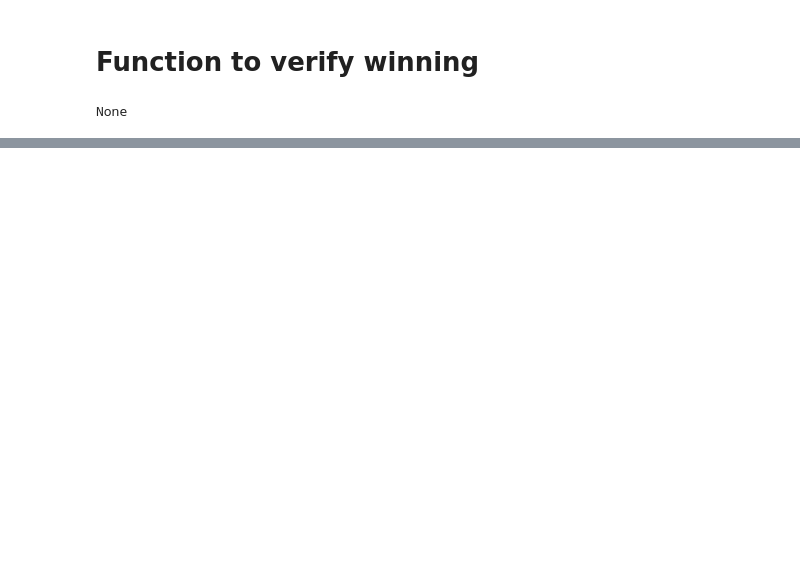
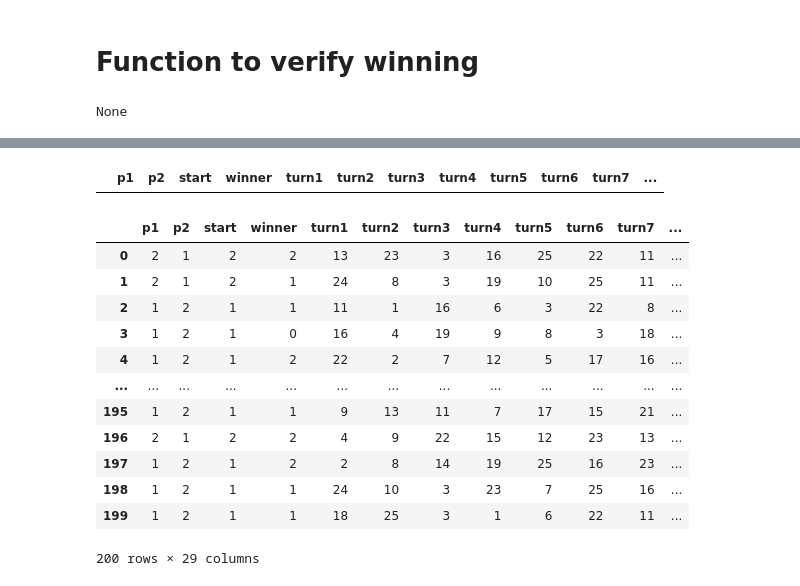
Before and after one commit to JhonesBR/5x5-ttt-ai, a Jupyter notebook: 5x5_ttt_ai.ipynb, the cells around one changed output, grey strips where cells are left out. Drawn from its saved outputs; the diff is of its cells as text; code cells hidden in the pictures; blank space fills up the shorter version.

Commit message:
Update
- Generate random games
- Visualize the games
- Need to fix a "bug" where the game doesn't stop at winning

```diff
--- a/5x5_ttt_ai.ipynb
+++ b/5x5_ttt_ai.ipynb
@@ -91,0 +103,80 @@ None
+# %%
+import pandas as pd
+
+gamesGenerated = 100
+header = {"p1":[], "p2":[], "start":[], "winner":[], "turn1":[], "turn2":[], "turn3":[], "turn4":[], "turn5":[], "turn6":[], "turn7":[], "turn8":[], "turn9":[], "turn10":[], "turn11":[], "turn12":[],
+          "turn13":[], "turn14":[], "turn15":[], "turn16":[], "turn17":[], "turn18":[], "turn19":[], "turn20":[], "turn21":[], "turn22":[], "turn23":[], "turn24":[], "turn25":[]}
+allGames = pd.DataFrame(data=header)
+allGames
+# %% [output]
+|  | p1 | p2 | start | winner | turn1 | turn2 | turn3 | turn4 | turn5 | turn6 | turn7 | ... |
+# %%
+# Function to transform the random number to board indexes
+def playToIndexes(play, size):
+    c1 = play//size
+    c2 = (play%5)-1
+    if c2 == -1:
+        c1 -= 1
+        c2 += size
+    return c1, c2
+# %%
+import random
+
+eq = {"1":"X", "2":"O", "0":"Draw"}
+for i in range(gamesGenerated):
+    board= [['', '', '', '', ''],
+            ['', '', '', '', ''],
+            ['', '', '', '', ''],
+            ['', '', '', '', ''],
+            ['', '', '', '', '']]
+
+    # Decide the start
+    turn = random.randint(1, 2)
+    game = header
+    game["start"] = [str(turn)]
+    game["p1"] = [str(turn)]
+    if turn == 1:
+        game["p2"] = ['2']
+    else:
+        game["p2"] = ['1']
+
+    n = 1
+    while checkWinner(board) == None or n<=25:
+        # Randomize a play
+        play = random.randint(1, 25)
+        c1, c2 = playToIndexes(play, 5)
+        while board[c1][c2] != '':
+            play = random.randint(1, 25)
+            c1, c2 = playToIndexes(play, 5)
+
+        # Assign the play
+        game['turn'+str(n)] = [str(play)]
+        board[c1][c2] = (eq[str(turn)])
+        if turn == 1:
+            turn = 2
+        else:
+            turn = 1
+        n += 1
+
+
+    # Assign the winner
+    game["winner"] = [checkWinner(board)]
+    df = pd.DataFrame(game)
+    frames = [allGames, df]
+    allGames = pd.concat(frames, ignore_index=True)
+
+allGames
+# %% [output]
+|  | p1 | p2 | start | winner | turn1 | turn2 | turn3 | turn4 | turn5 | turn6 | turn7 | ... |
+| 0 | 2 | 1 | 2 | 2 | 13 | 23 | 3 | 16 | 25 | 22 | 11 | ... |
+| 1 | 2 | 1 | 2 | 1 | 24 | 8 | 3 | 19 | 10 | 25 | 11 | ... |
+| 2 | 1 | 2 | 1 | 1 | 11 | 1 | 16 | 6 | 3 | 22 | 8 | ... |
+| 3 | 1 | 2 | 1 | 0 | 16 | 4 | 19 | 9 | 8 | 3 | 18 | ... |
+| 4 | 1 | 2 | 1 | 2 | 22 | 2 | 7 | 12 | 5 | 17 | 16 | ... |
+| ... | ... | ... | ... | ... | ... | ... | ... | ... | ... | ... | ... | ... |
+| 195 | 1 | 2 | 1 | 1 | 9 | 13 | 11 | 7 | 17 | 15 | 21 | ... |
+| 196 | 2 | 1 | 2 | 2 | 4 | 9 | 22 | 15 | 12 | 23 | 13 | ... |
+| 197 | 1 | 2 | 1 | 2 | 2 | 8 | 14 | 19 | 25 | 16 | 23 | ... |
+| 198 | 1 | 2 | 1 | 1 | 24 | 10 | 3 | 23 | 7 | 25 | 16 | ... |
+| 199 | 1 | 2 | 1 | 1 | 18 | 25 | 3 | 1 | 6 | 22 | 11 | ... |
+200 rows × 29 columns
```
Also changed, not shown: parts of 6 cells of this notebook.
